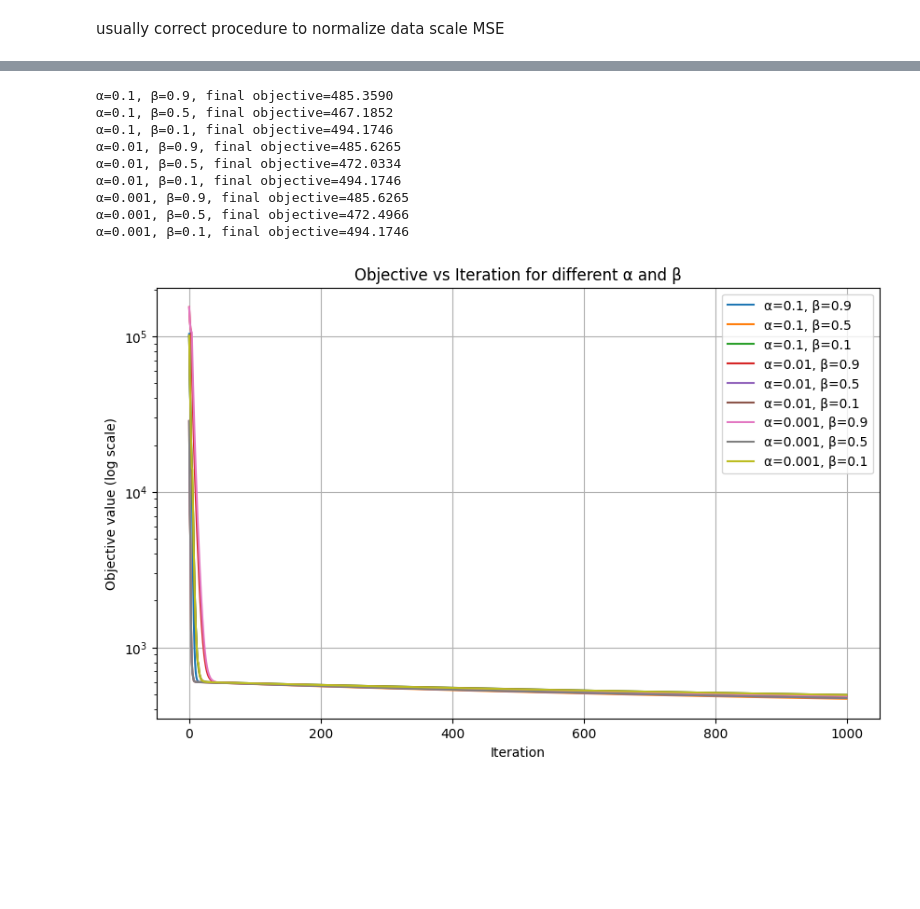
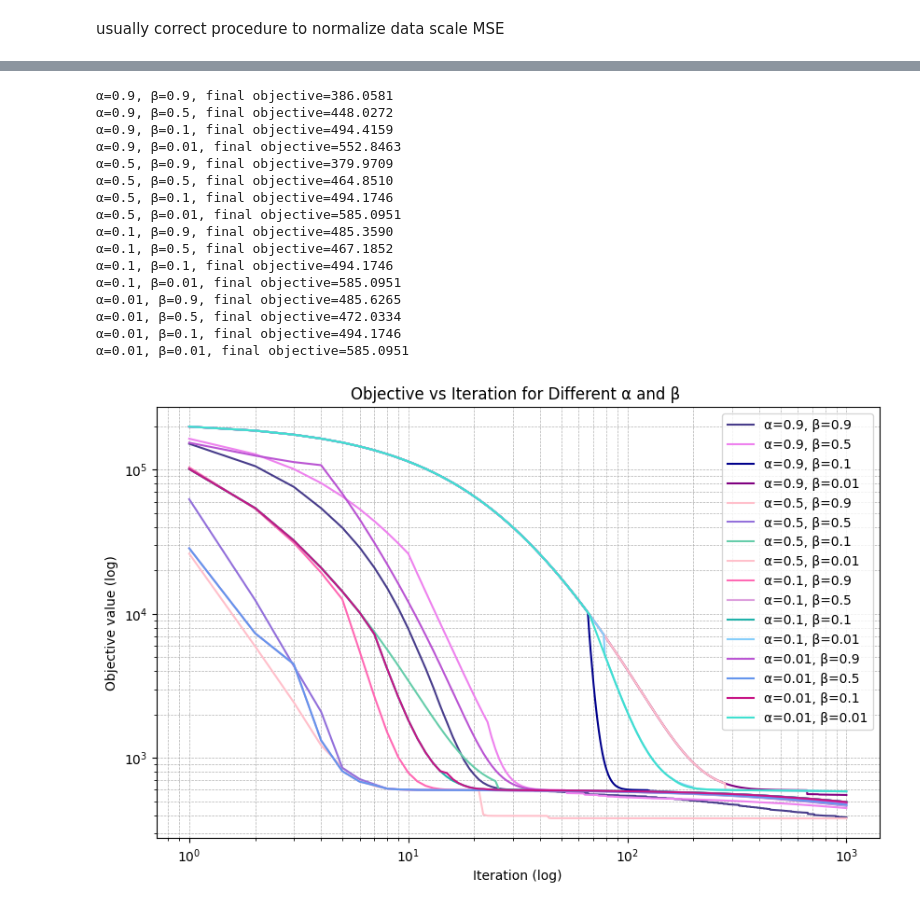
Before and after one commit to sophia1kucan/Projects, a Jupyter notebook: notebooks/Opt/CW1.ipynb, the cells around one changed output, grey strips where cells are left out. Drawn from its saved outputs; the diff is of its cells as text; code cells hidden in the pictures; blank space fills up the shorter version.

```diff
--- a/notebooks/Opt/CW1.ipynb
+++ b/notebooks/Opt/CW1.ipynb
@@ -114,3 +83,23 @@ plt.show()
+# %%
+# α in [1e-4, 0.5], β in [0.1, 0.99]
+alpha_vals = np.linspace(0.0001, 0.5, 20)
+beta_vals  = np.linspace(0.1, 0.99, 20)
+
+heatmap = np.zeros((len(alpha_vals), len(beta_vals)))
+
+# Sample problem (you can replace this)
+np.random.seed(0)
+X = np.random.randn(100, 5)
+true_w = np.random.randn(5)
+y = X @ true_w + 0.1 * np.random.randn(100)
+
+lam = 1.0
+s = 1.0    # starting step size
+
+for i, alpha in enumerate(alpha_vals):
+    for j, beta in enumerate(beta_vals):
+        _, iters = gradient_descent(X, y, lam, s, alpha, beta)
+        heatmap[i, j] = iters
 # %% [markdown]
 usually correct procedure to normalize data
 scale
@@ -118,40 +140,59 @@ MSE
 # %%
+
 lam = 1.0   # regularization strength
 s = 1.0     # initial step size
 
-alpha_values = [1e-1, 1e-2, 1e-3]
-beta_values = [0.9, 0.5, 0.1]
+alpha_values = [0.9, 0.5, 0.1, 0.01]
+beta_values = [0.9, 0.5, 0.1, 0.01]
+colors = ["darkslateblue", "violet", "darkblue", "purple", "pink", "mediumpurple", "mediumaquamarine", "pink", 'hotpink', 'plum',
+          'lightseagreen', 'lightskyblue', 'mediumorchid', 'cornflowerblue', 'mediumvioletred', 'turquoise']
+
 
 results = {}
 
 for alpha in alpha_values:
     for beta in beta_values:
         w_gd, obj_values = gradient_descent(X_train, y_train, lam, s, alpha, beta)
         results[(alpha, beta)] = obj_values
         print(f"α={alpha}, β={beta}, final objective={obj_values[-1]:.4f}")
 
+# --- Plot ---
+plt.figure(figsize=(10,6))
 
-plt.figure(figsize=(10, 6))
+for i, ((alpha, beta), obj_values) in enumerate(results.items()):
+    label = f"α={alpha}, β={beta}"
+    iterations = np.arange(1, len(obj_values) + 1)
+    plt.plot(iterations, obj_values, label=label, color=colors[i])
 
-for (alpha, beta), obj_values in results.items():
-    label = f"α={alpha}, β={beta}"
-    plt.plot(obj_values, label=label)
 
-plt.yscale('log')  # objectives typically decrease exponentially
-plt.xlabel('Iteration')
-plt.ylabel('Objective value (log scale)')
-plt.title('Objective vs Iteration for different α and β')
+
+plt.xscale('log')   # <-- Logarithmic x-axis (iterations)
+plt.yscale('log')   # <-- Logarithmic y-axis (objective values)
+plt.xlabel('Iteration (log)')
+plt.ylabel('Objective value (log)')
+plt.title('Objective vs Iteration for Different α and β ')
 plt.legend()
-plt.grid(True)
+plt.grid(True, which="both", ls="--", linewidth=0.5)
+
+downloads_path = os.path.join(os.path.expanduser("~"), "Downloads", "plot1.png")
+plt.savefig(downloads_path, dpi=1200)
+
 plt.show()
 # %% [output]
+α=0.9, β=0.9, final objective=386.0581
+α=0.9, β=0.5, final objective=448.0272
+α=0.9, β=0.1, final objective=494.4159
+α=0.9, β=0.01, final objective=552.8463
+α=0.5, β=0.9, final objective=379.9709
+α=0.5, β=0.5, final objective=464.8510
+α=0.5, β=0.1, final objective=494.1746
+α=0.5, β=0.01, final objective=585.0951
 α=0.1, β=0.9, final objective=485.3590
 α=0.1, β=0.5, final objective=467.1852
 α=0.1, β=0.1, final objective=494.1746
+α=0.1, β=0.01, final objective=585.0951
 α=0.01, β=0.9, final objective=485.6265
 α=0.01, β=0.5, final objective=472.0334
 α=0.01, β=0.1, final objective=494.1746
-α=0.001, β=0.9, final objective=485.6265
-α=0.001, β=0.5, final objective=472.4966
-α=0.001, β=0.1, final objective=494.1746
+α=0.01, β=0.01, final objective=585.0951
-[figure, old version]
+[figure, new version]
```
Also changed, not shown: parts of 26 cells of this notebook, 41 other files.
